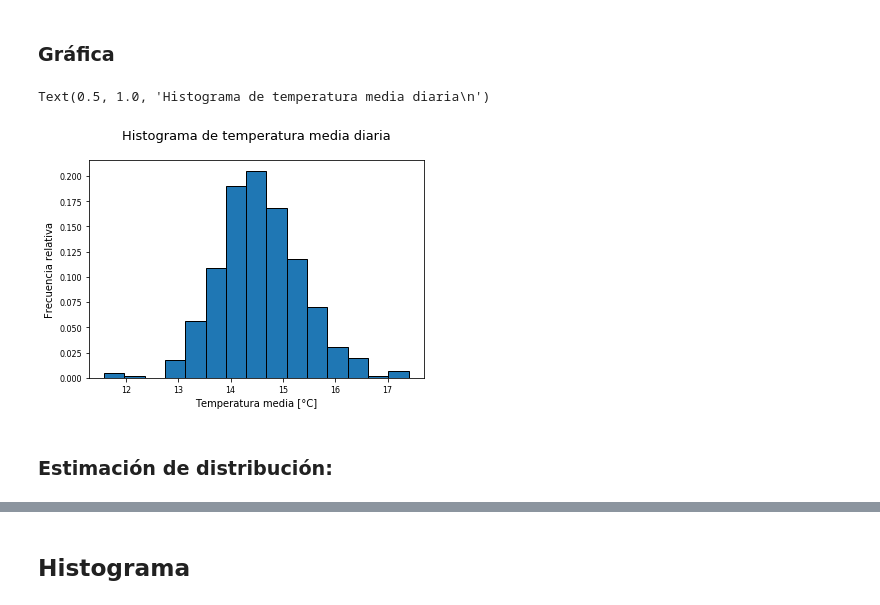
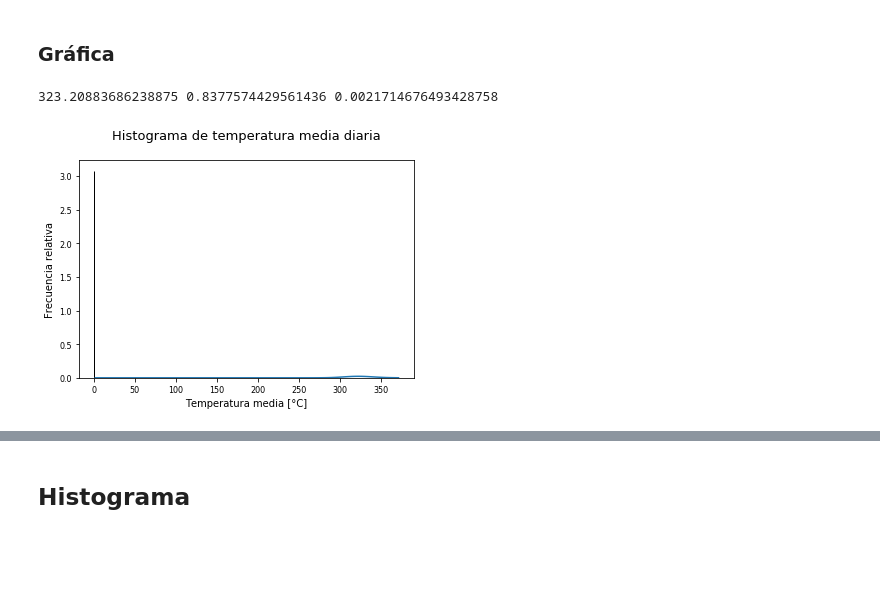
Before and after one commit to only-Robin/Proyecto-Electronica, a Jupyter notebook: DATOS SOLAR/Pre procesados/Pronóstico Solar PV.ipynb, the cells around one changed output, grey strips where cells are left out. Cells and saved outputs as stored; diff of their text form; code cells hidden in the pictures; blank space fills up the shorter version.

```diff
--- a/DATOS SOLAR/Pre procesados/Pronóstico Solar PV.ipynb
+++ b/DATOS SOLAR/Pre procesados/Pronóstico Solar PV.ipynb
@@ -139,8 +139,10 @@ nombres
 for i in range(len(archivos)):
     #Se lee el archivo de la ruta
     datos = pd.read_csv(archivos[i])
+    t = datos.columns.values[-2]
     datos = reemplazo(datos)
     datos = intervalosolar(datos)
+    datos['Temp Ambiente [C]'] = datos[t]
     guardarcsv(datos, nombres[i])
 # %%
 datos[0:145]
@@ -508,13 +537,30 @@ todoTemps
 # %% [markdown]
 ### Gráfica
 # %%
-mydata = np.array(todoTemps['Temperatura media [C]'])
-plt.hist(mydata, weights=np.zeros_like(mydata) + 1. / mydata.size,bins=15,ec='k')
+#Datos histograma
+mydata = np.array(todoTemps['Temperatura media [C]'])/(todoTemps['Temperatura media [C]'].max())
+
+plt.figure()
+# Cálculo de la PDF:
+
+muT = np.mean(mydata)
+varT = np.var(mydata)
+lambdaT = muT/varT
+alphaT= muT*lambdaT
+print(alphaT ,muT,varT)
+a = alphaT# parametro de forma.
+gamma = stats.gamma(a)
+x = np.linspace(2,
+                gamma.ppf(0.995), 100)
+fp = gamma.pdf(x) # Función de Probabilidad
+
+plt.plot(x, fp)
+plt.hist(mydata, weights=(np.zeros_like(mydata) + 1. / mydata.size)*15,bins=15,ec ='k')
+
 plt.xlabel('Temperatura media [°C]')
 plt.ylabel('Frecuencia relativa')
 plt.title('Histograma de temperatura media diaria\n')
+plt.show()
 # %% [output]
-Text(0.5, 1.0, 'Histograma de temperatura media diaria\n')
+323.20883686238875 0.8377574429561436 0.0021714676493428758
-[figure, old version]
+[figure, new version]
-# %% [markdown]
-### Estimación de distribución:
```
Also changed, not shown: parts of 12 cells of this notebook, 18 other files.
